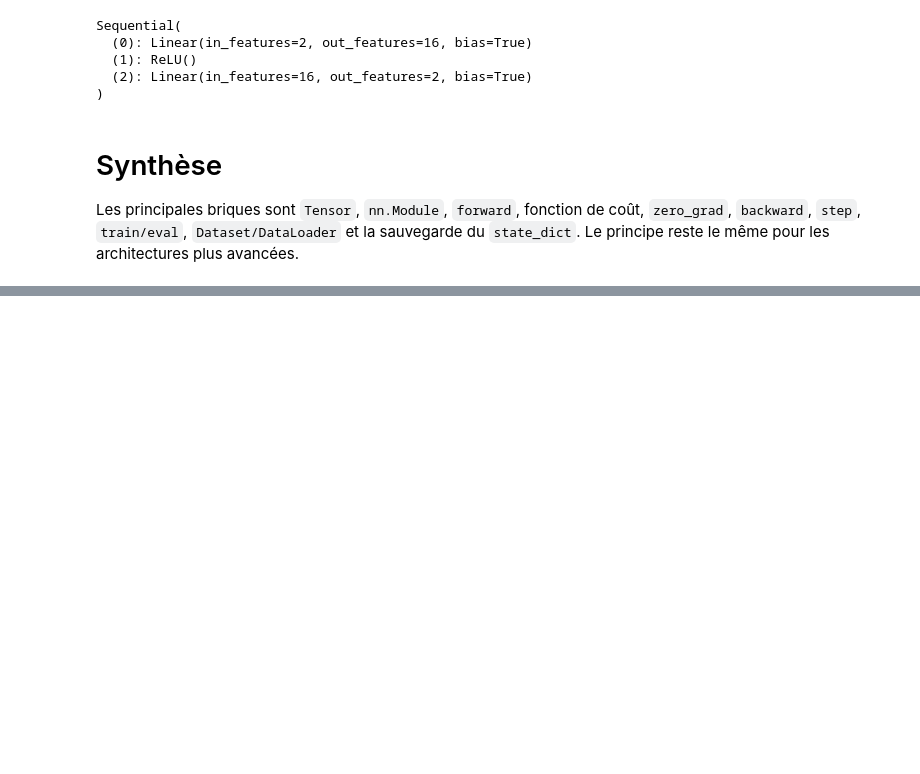
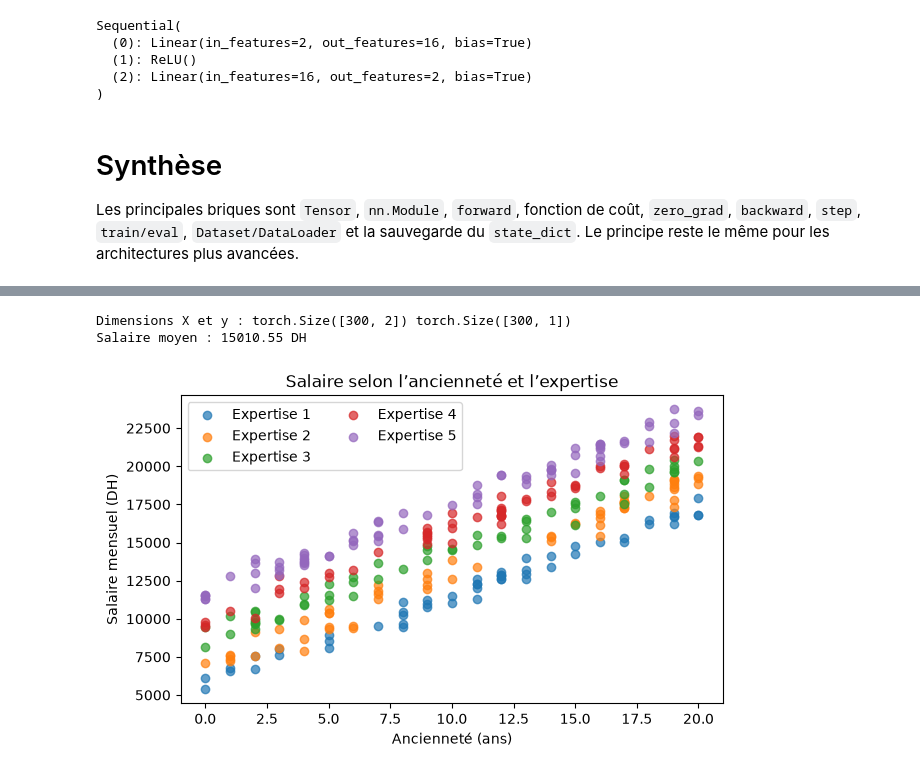
Before and after one commit to Hiba-Benyassine/Activit--Pratique-N-1--Mise-en-oeuvre-du-Framework-PyTorch-1, a Jupyter notebook: Activité pratique Bases de Pytorch.ipynb, the cells around one changed output, grey strips where cells are left out. Drawn from its saved outputs; the diff is of its cells as text; code cells hidden in the pictures; blank space fills up the shorter version.

Commit message:
Exercice 1: generate and inspect salary data

```diff
--- a/Activité pratique Bases de Pytorch.ipynb
+++ b/Activité pratique Bases de Pytorch.ipynb
@@ -379,0 +386,19 @@ Les principales briques sont `Tensor`, `nn.Module`, `forward`, fonction de coût
+# %%
+torch.manual_seed(42)
+n_salary = 300
+anciennete = torch.randint(0, 21, (n_salary, 1)).float()
+expertise = torch.randint(1, 6, (n_salary, 1)).float()
+bruit = torch.randn(n_salary, 1) * 500
+salaires = 4000 + 600 * anciennete + 1500 * expertise + bruit
+X_salary = torch.cat([anciennete, expertise], dim=1); y_salary = salaires
+print("Dimensions X et y :", X_salary.shape, y_salary.shape)
+print(f"Salaire moyen : {y_salary.mean().item():.2f} DH")
+plt.figure(figsize=(7,4))
+for niveau in range(1,6):
+    m = X_salary[:,1] == niveau
+    plt.scatter(X_salary[m,0], y_salary[m,0], label=f"Expertise {niveau}", alpha=.7)
+plt.xlabel("Ancienneté (ans)"); plt.ylabel("Salaire mensuel (DH)"); plt.title("Salaire selon l’ancienneté et l’expertise"); plt.legend(ncol=2); plt.show()
+# %% [output]
+Dimensions X et y : torch.Size([300, 2]) torch.Size([300, 1])
+Salaire moyen : 15010.55 DH
+[figure, added]
```
Also changed, not shown: parts of 1 cell of this notebook.
